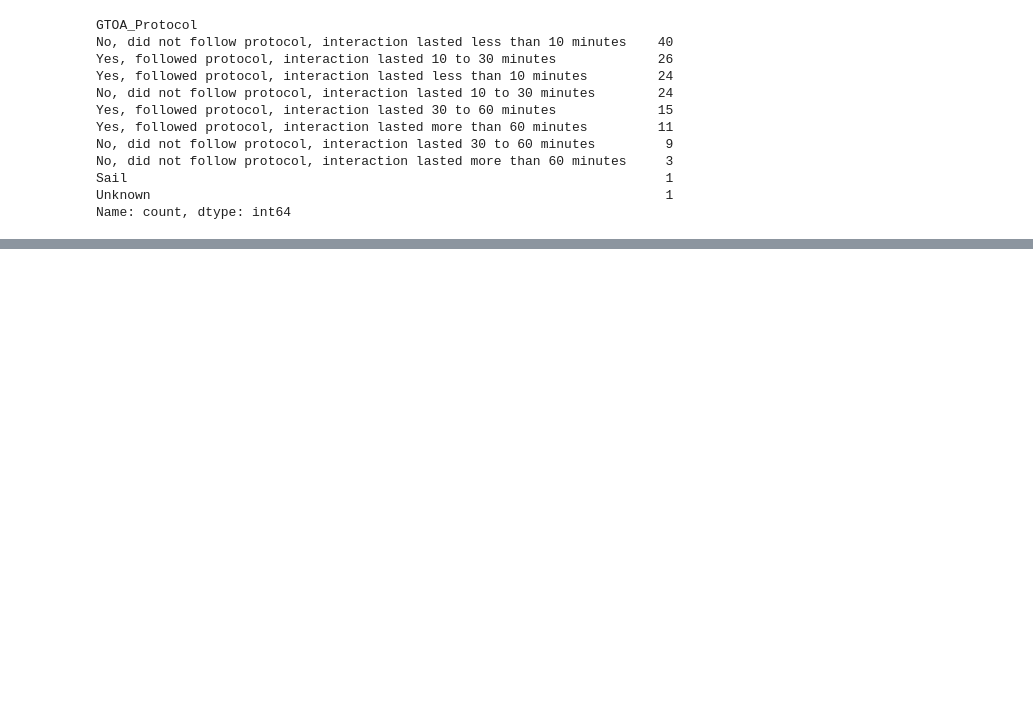
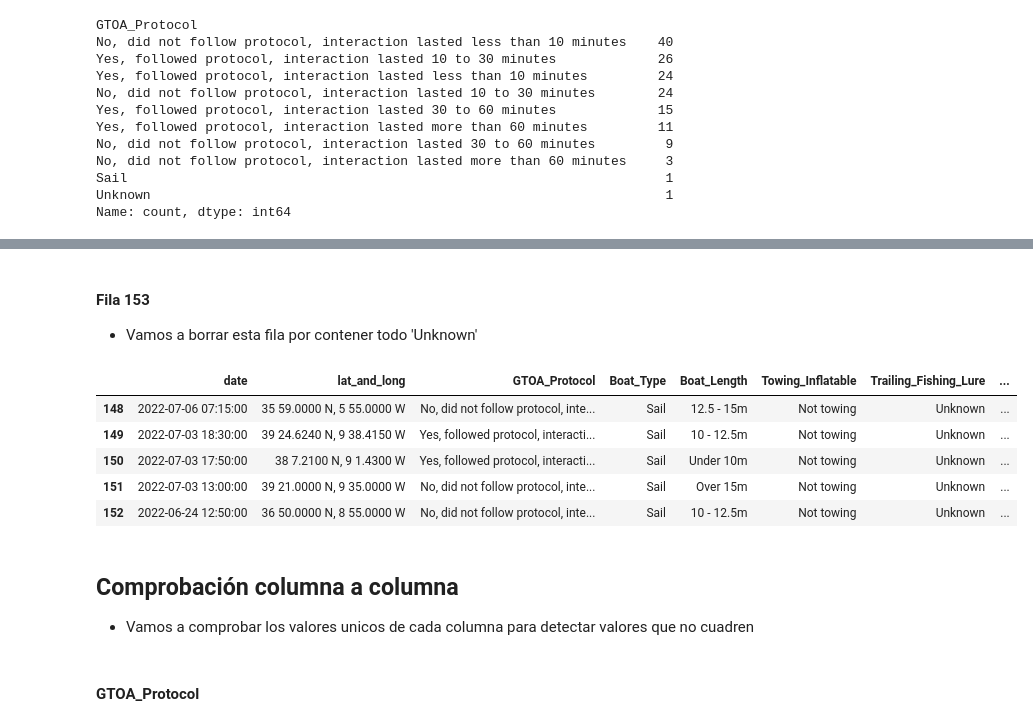
Before and after one commit to Jacobomb/Orca-interactions-in-the-Iberian-Peninsula, a Jupyter notebook: notebooks/2.DataCleaning.ipynb, the cells around one changed output, grey strips where cells are left out. Drawn from its saved outputs; the diff is of its cells as text; code cells hidden in the pictures; blank space fills up the shorter version.

```diff
--- a/notebooks/2.DataCleaning.ipynb
+++ b/notebooks/2.DataCleaning.ipynb
@@ -99,0 +103,10 @@ Name: count, dtype: int64
+# %%
+index_to_shift = 105
+
+# Get the index of the 'Rudder' column
+rudder_column_index = df.columns.get_loc('Rudder')
+
+# Use the shift method for the specified row and 'Rudder' column onwards
+df.iloc[index_to_shift, rudder_column_index:] = df.iloc[index_to_shift, rudder_column_index:].shift(1)
+
+print(df.iloc[index_to_shift])
@@ -99,0 +165,18 @@ Name: count, dtype: int64
+# %% [markdown]
+#### Fila 153
+* Vamos a borrar esta fila por contener todo 'Unknown'
+# %%
+df.drop(index=153, inplace=True)
+df.tail()
+# %% [output]
+|  | date | lat_and_long | GTOA_Protocol | Boat_Type | Boat_Length | Towing_Inflatable | Trailing_Fishing_Lure | ... |
+| 148 | 2022-07-06 07:15:00 | 35 59.0000 N, 5 55.0000 W | No, did not follow protocol, inte... | Sail | 12.5 - 15m | Not towing | Unknown | ... |
+| 149 | 2022-07-03 18:30:00 | 39 24.6240 N, 9 38.4150 W | Yes, followed protocol, interacti... | Sail | 10 - 12.5m | Not towing | Unknown | ... |
+| 150 | 2022-07-03 17:50:00 | 38 7.2100 N, 9 1.4300 W | Yes, followed protocol, interacti... | Sail | Under 10m | Not towing | Unknown | ... |
+| 151 | 2022-07-03 13:00:00 | 39 21.0000 N, 9 35.0000 W | No, did not follow protocol, inte... | Sail | Over 15m | Not towing | Unknown | ... |
+| 152 | 2022-06-24 12:50:00 | 36 50.0000 N, 8 55.0000 W | No, did not follow protocol, inte... | Sail | 10 - 12.5m | Not towing | Unknown | ... |
+# %% [markdown]
+## Comprobación columna a columna
+* Vamos a comprobar los valores unicos de cada columna para detectar valores que no cuadren
+# %% [markdown]
+#### GTOA_Protocol
```
Also changed, not shown: parts of 10 cells of this notebook.
